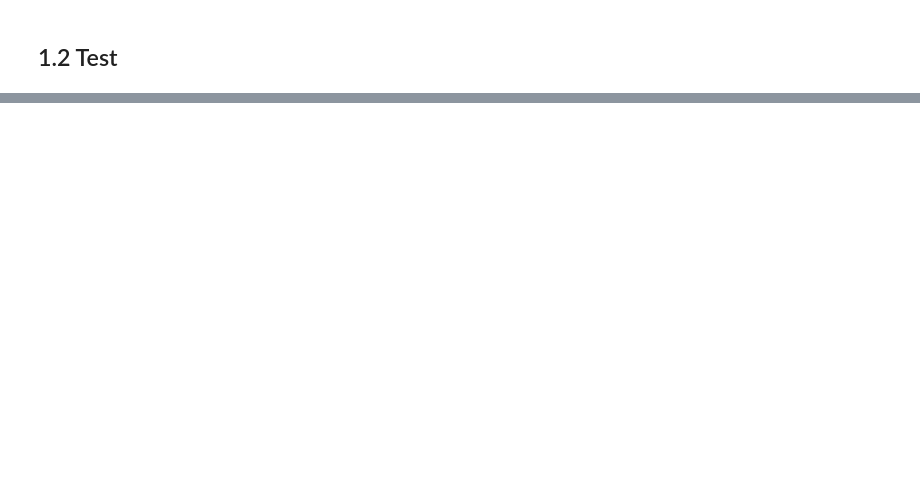
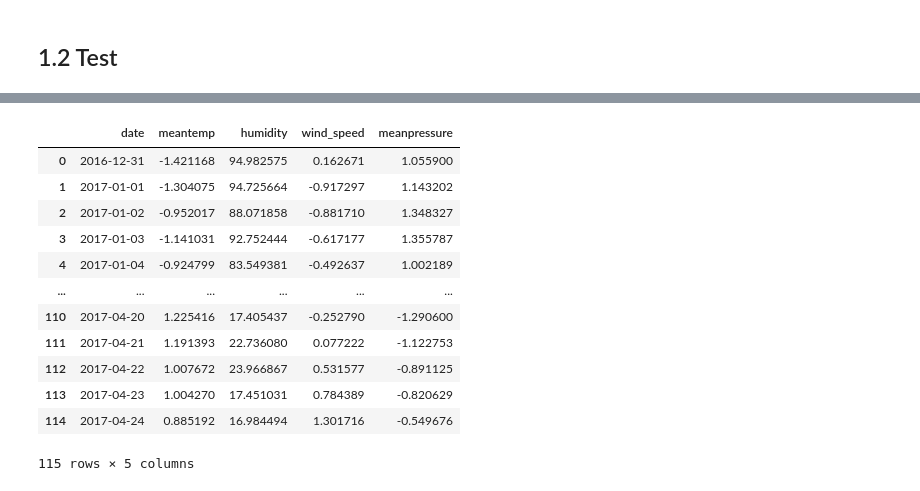
Before and after one commit to Jookare/ADAML-project2, a Jupyter notebook: Train/training.ipynb, the cells around one changed output, grey strips where cells are left out. Saved outputs shown, nothing was run; the diff lists cells and outputs as text; code cells hidden in the pictures; blank space fills up the shorter version.

```diff
--- a/Train/training.ipynb
+++ b/Train/training.ipynb
@@ -311,0 +320,16 @@ plt.show()
+# %%
+test_df_altered
+# %% [output]
+|  | date | meantemp | humidity | wind_speed | meanpressure |
+| 0 | 2016-12-31 | -1.421168 | 94.982575 | 0.162671 | 1.055900 |
+| 1 | 2017-01-01 | -1.304075 | 94.725664 | -0.917297 | 1.143202 |
+| 2 | 2017-01-02 | -0.952017 | 88.071858 | -0.881710 | 1.348327 |
+| 3 | 2017-01-03 | -1.141031 | 92.752444 | -0.617177 | 1.355787 |
+| 4 | 2017-01-04 | -0.924799 | 83.549381 | -0.492637 | 1.002189 |
+| ... | ... | ... | ... | ... | ... |
+| 110 | 2017-04-20 | 1.225416 | 17.405437 | -0.252790 | -1.290600 |
+| 111 | 2017-04-21 | 1.191393 | 22.736080 | 0.077222 | -1.122753 |
+| 112 | 2017-04-22 | 1.007672 | 23.966867 | 0.531577 | -0.891125 |
+| 113 | 2017-04-23 | 1.004270 | 17.451031 | 0.784389 | -0.820629 |
+| 114 | 2017-04-24 | 0.885192 | 16.984494 | 1.301716 | -0.549676 |
+115 rows × 5 columns
```
Also changed, not shown: parts of 7 cells of this notebook.
